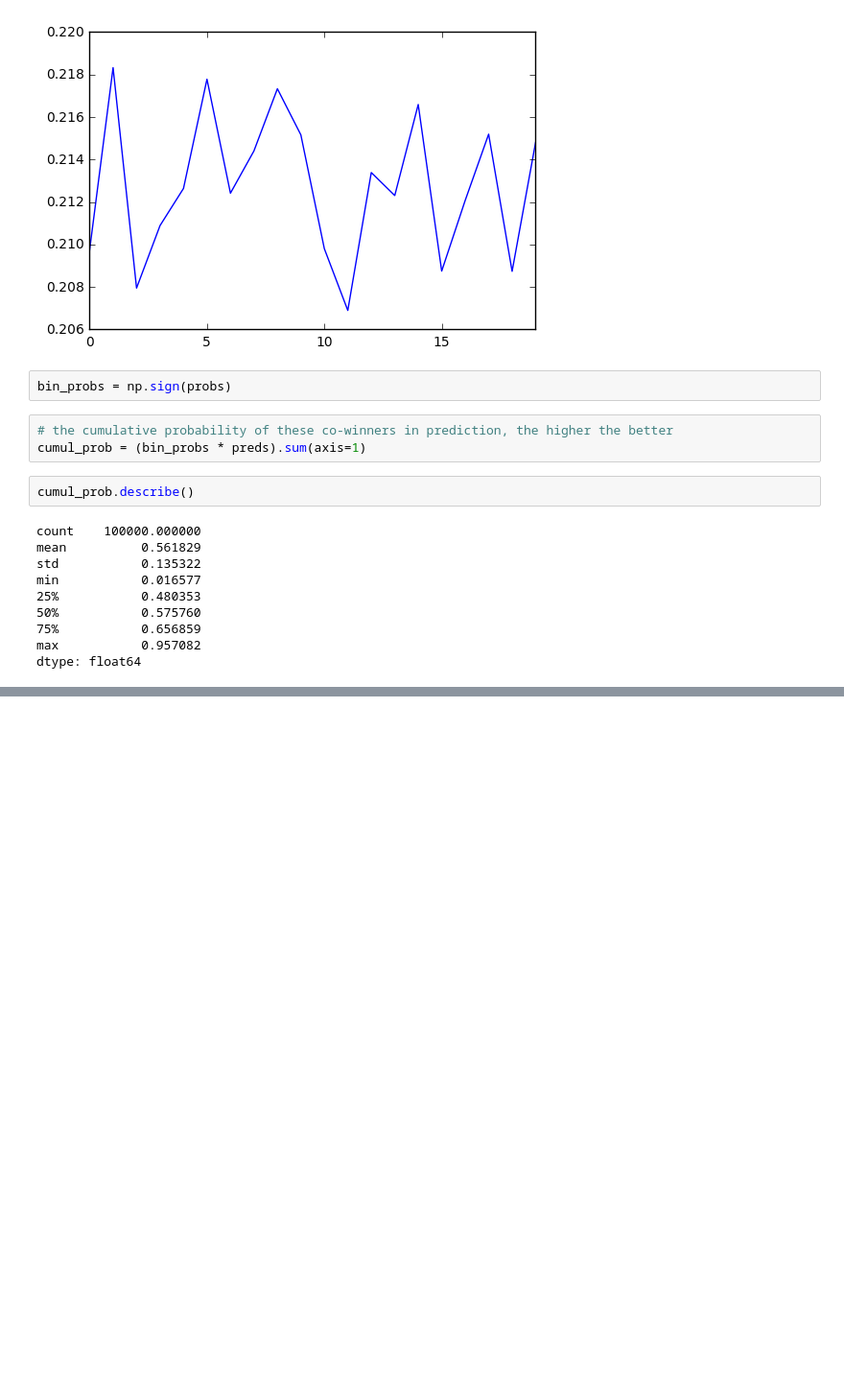
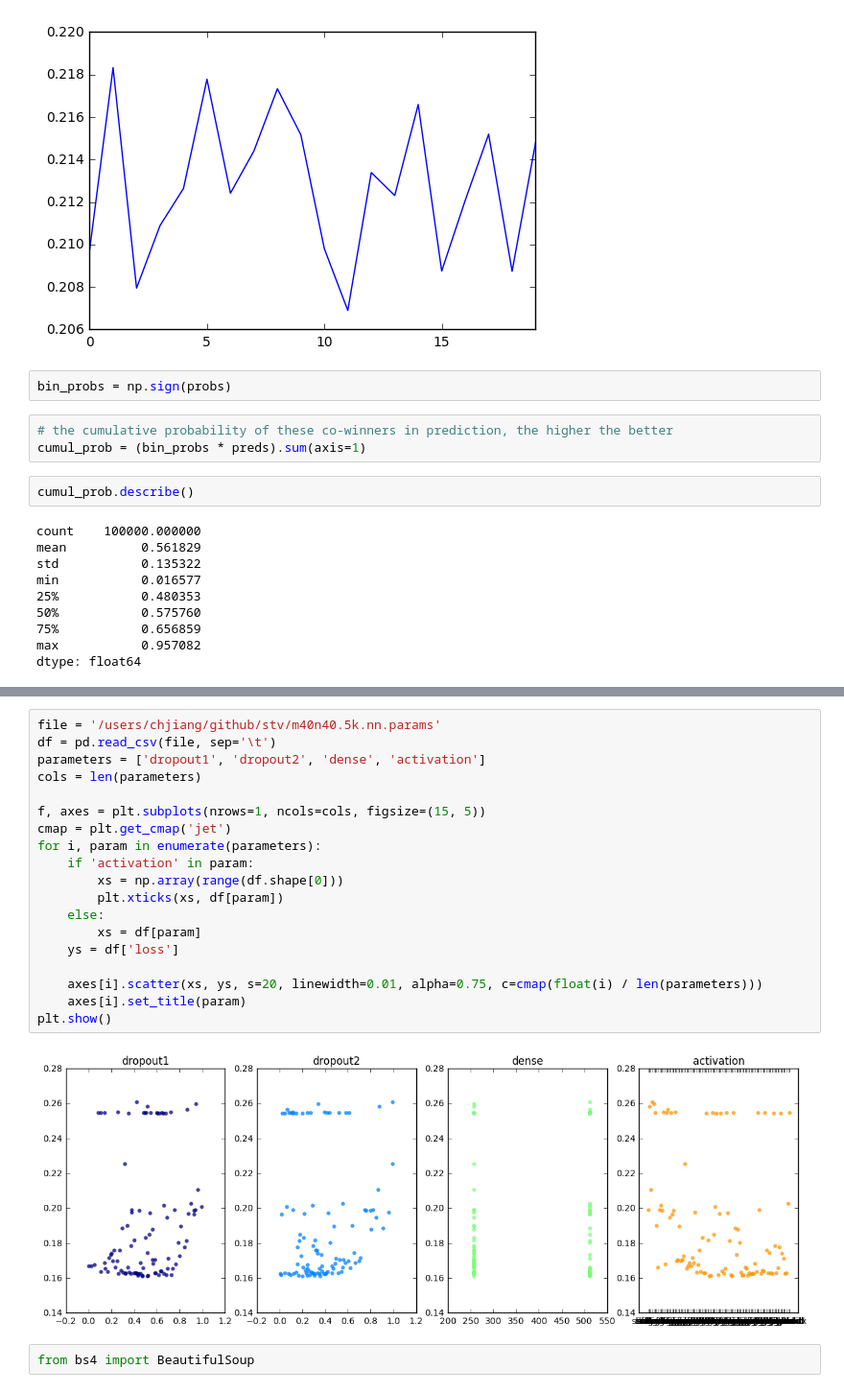
Before and after one commit to horsehour/script, a Jupyter notebook: learn_python.ipynb, the cells around one changed output, grey strips where cells are left out. Shown: that part at 96% size. Cells and saved outputs as stored; diff of their text form; blank space fills up the shorter version.

```diff
--- a/learn_python.ipynb
+++ b/learn_python.ipynb
@@ -1338,0 +1501,23 @@ plt.show()
+# %%
+file = '/users/chjiang/github/stv/m40n40.5k.nn.params'
+df = pd.read_csv(file, sep='\t')
+parameters = ['dropout1', 'dropout2', 'dense', 'activation']
+cols = len(parameters)
+
+f, axes = plt.subplots(nrows=1, ncols=cols, figsize=(15, 5))
+cmap = plt.get_cmap('jet')
+for i, param in enumerate(parameters):
+    if 'activation' in param:
+        xs = np.array(range(df.shape[0]))
+        plt.xticks(xs, df[param])
+    else:
+        xs = df[param]
+    ys = df['loss']
+
+    axes[i].scatter(xs, ys, s=20, linewidth=0.01, alpha=0.75, c=cmap(float(i) / len(parameters)))
+    axes[i].set_title(param)
+plt.show()
+# %% [output]
+[figure, added]
+# %%
+from bs4 import BeautifulSoup
```
Also changed, not shown: parts of 36 cells of this notebook, 17 other files.
